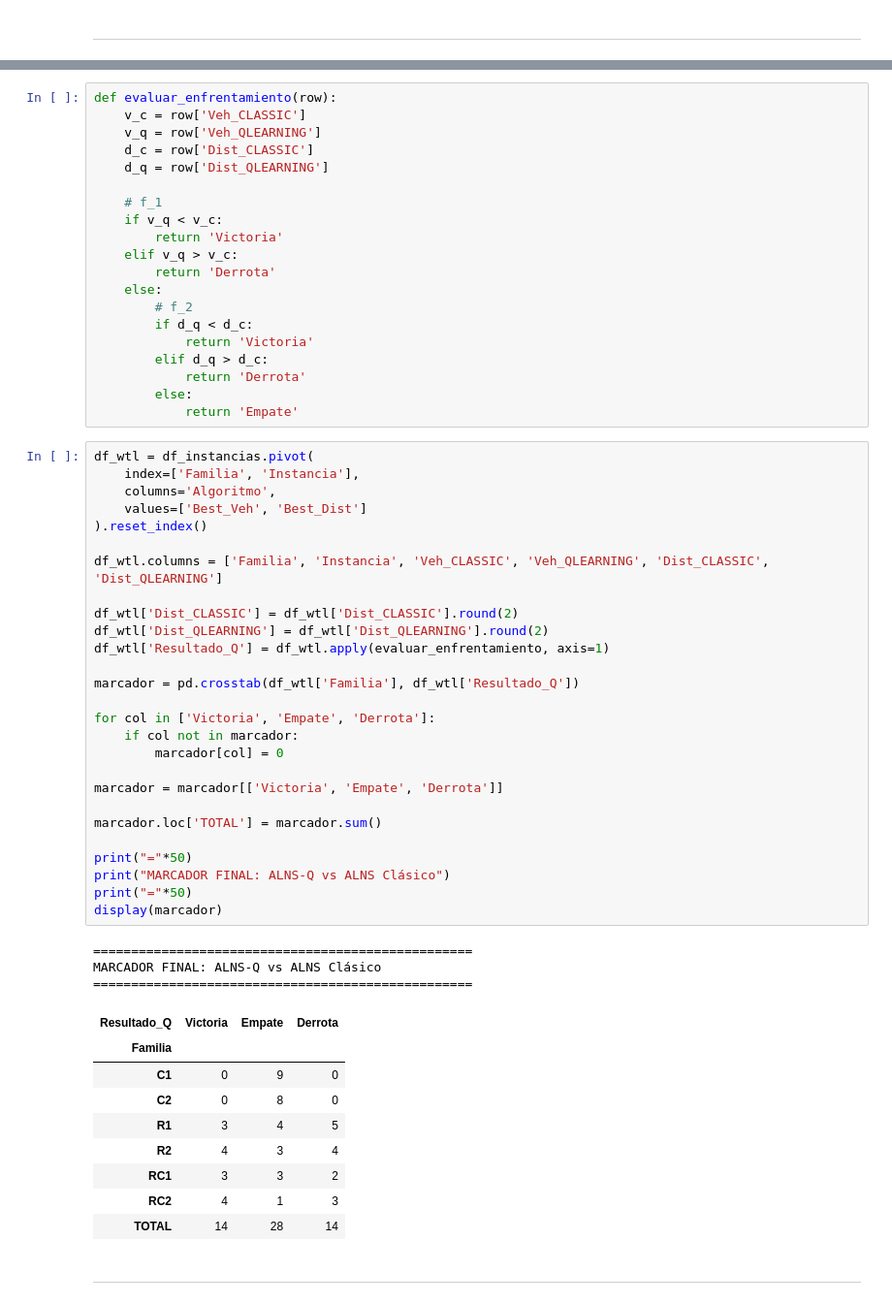
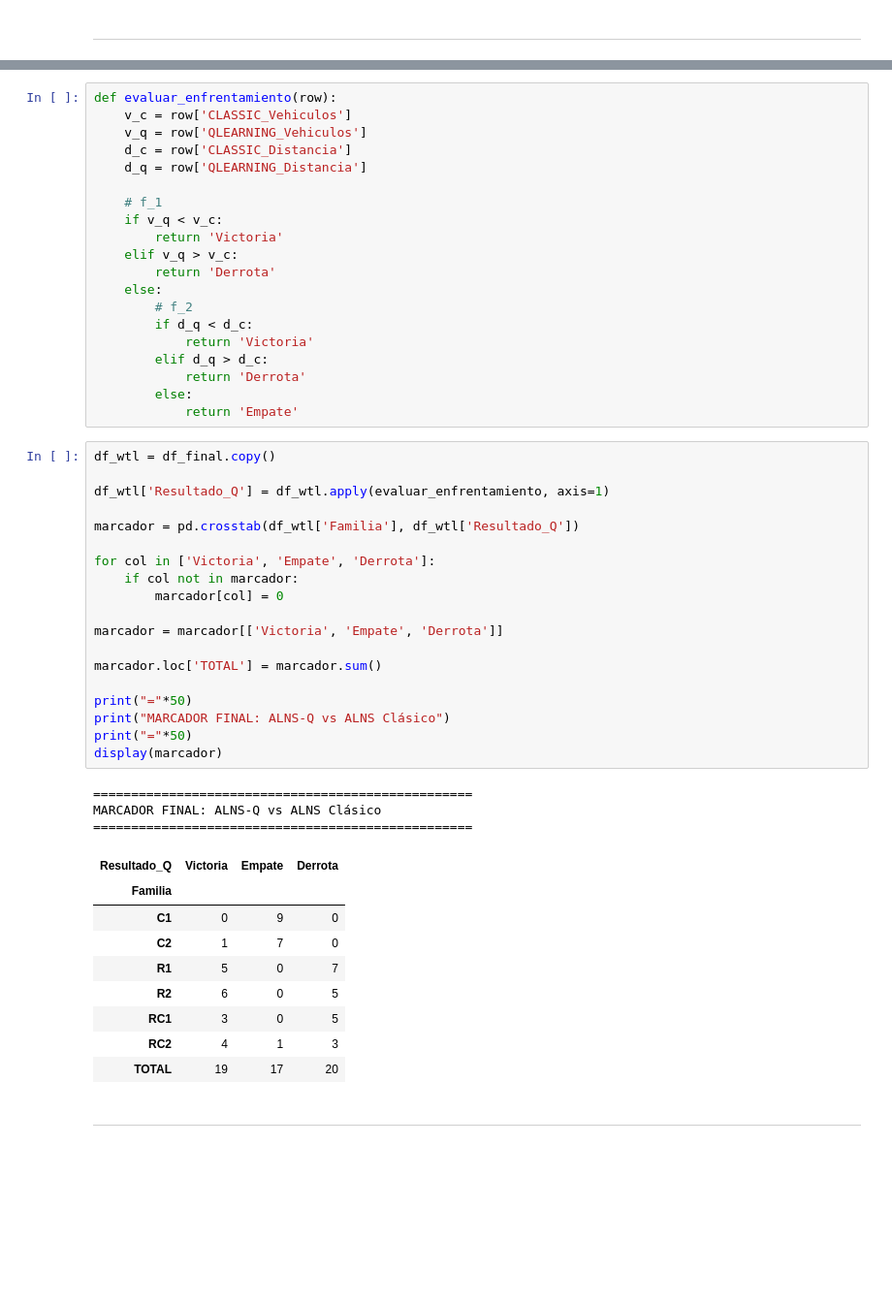
Before and after one commit to JoseFrancisc0/PFC_VPRTW, a Jupyter notebook: Experiments/analisis_experimentos.ipynb, the cells around one changed output, grey strips where cells are left out. Shown at 97% size. Cells and saved outputs as stored; diff of their text form; blank space fills up the shorter version.

Commit message:
Analisis v2: solucion promedio para instancias, mas graficos, menos comparar peras con manzanas

```diff
--- a/Experiments/analisis_experimentos.ipynb
+++ b/Experiments/analisis_experimentos.ipynb
@@ -261,9 +494,9 @@ plt.show()
 # %%
 def evaluar_enfrentamiento(row):
-    v_c = row['Veh_CLASSIC']
-    v_q = row['Veh_QLEARNING']
-    d_c = row['Dist_CLASSIC']
-    d_q = row['Dist_QLEARNING']
+    v_c = row['CLASSIC_Vehiculos']
+    v_q = row['QLEARNING_Vehiculos']
+    d_c = row['CLASSIC_Distancia']
+    d_q = row['QLEARNING_Distancia']
 
     # f_1
     if v_q < v_c:
@@ -279,44 +512,36 @@ def evaluar_enfrentamiento(row):
         else:
             return 'Empate'
 # %%
-df_wtl = df_instancias.pivot(
-    index=['Familia', 'Instancia'],
-    columns='Algoritmo',
-    values=['Best_Veh', 'Best_Dist']
-).reset_index()
+df_wtl = df_final.copy()
 
-df_wtl.columns = ['Familia', 'Instancia', 'Veh_CLASSIC', 'Veh_QLEARNING', 'Dist_CLASSIC', 'Dist_QLEARNING']
-
-df_wtl['Dist_CLASSIC'] = df_wtl['Dist_CLASSIC'].round(2)
-df_wtl['Dist_QLEARNING'] = df_wtl['Dist_QLEARNING'].round(2)
 df_wtl['Resultado_Q'] = df_wtl.apply(evaluar_enfrentamiento, axis=1)
 
 marcador = pd.crosstab(df_wtl['Familia'], df_wtl['Resultado_Q'])
 
 for col in ['Victoria', 'Empate', 'Derrota']:
     if col not in marcador:
         marcador[col] = 0
 
 marcador = marcador[['Victoria', 'Empate', 'Derrota']]
 
 marcador.loc['TOTAL'] = marcador.sum()
 
 print("="*50)
 print("MARCADOR FINAL: ALNS-Q vs ALNS Clásico")
 print("="*50)
 display(marcador)
 # %% [output]
 ==================================================
 MARCADOR FINAL: ALNS-Q vs ALNS Clásico
 ==================================================
 | Resultado_Q | Victoria | Empate | Derrota |
 | Familia |  |  |  |
 | C1 | 0 | 9 | 0 |
-| C2 | 0 | 8 | 0 |
-| R1 | 3 | 4 | 5 |
-| R2 | 4 | 3 | 4 |
-| RC1 | 3 | 3 | 2 |
+| C2 | 1 | 7 | 0 |
+| R1 | 5 | 0 | 7 |
+| R2 | 6 | 0 | 5 |
+| RC1 | 3 | 0 | 5 |
 | RC2 | 4 | 1 | 3 |
-| TOTAL | 14 | 28 | 14 |
+| TOTAL | 19 | 17 | 20 |
 # %% [markdown]
 ---
```
Also changed, not shown: parts of 32 cells of this notebook, 2 other files.
